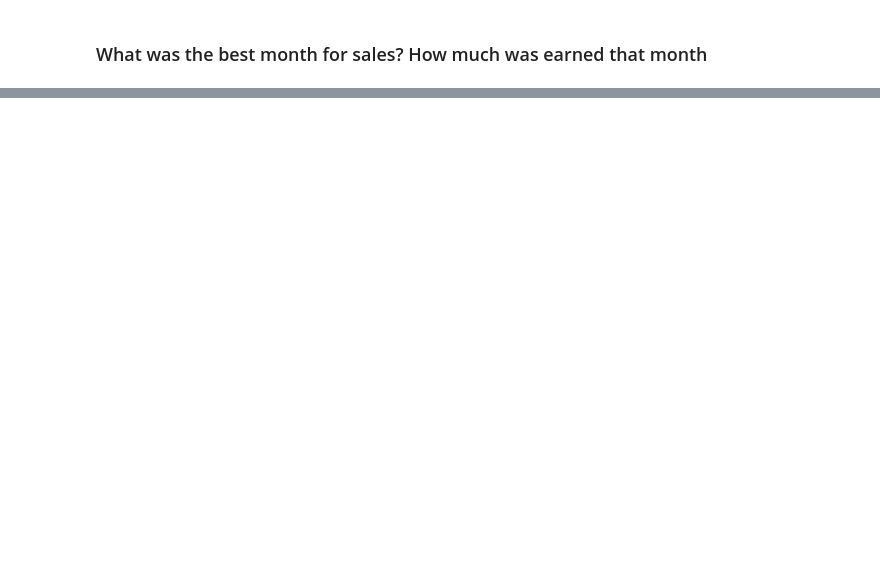
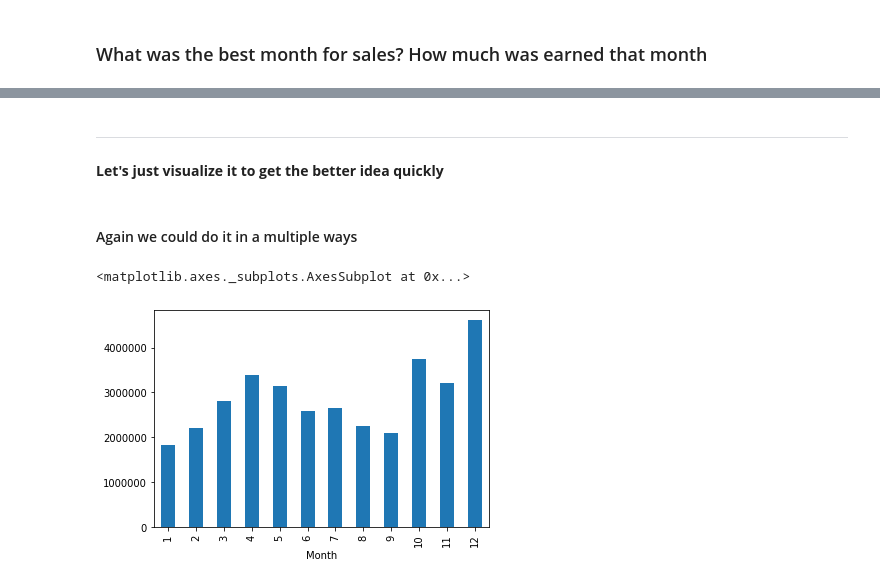
Before and after one commit to rustydigg918/Dell_Inspiron_works, a Jupyter notebook: Keith_Gali_Working_With_Real_World/Real life business problem.ipynb, the cells around one changed output, grey strips where cells are left out. Cells and saved outputs as stored; diff of their text form; code cells hidden in the pictures; blank space fills up the shorter version.

```diff
--- a/Keith_Gali_Working_With_Real_World/Real life business problem.ipynb
+++ b/Keith_Gali_Working_With_Real_World/Real life business problem.ipynb
@@ -263,0 +264,3 @@ AttributeError: 'DataFrame' object has no attribute 'Month'
+# %%
+df.drop(columns = 'month', inplace = True)
+df.head()
@@ -263,0 +276,3 @@ AttributeError: 'DataFrame' object has no attribute 'Month'
+# %%
+df['Sales'] = df['Quantity Ordered']*df['Price Each']
+df.head
@@ -263,0 +312,3 @@ AttributeError: 'DataFrame' object has no attribute 'Month'
+# %%
+df['Quantity Ordered'] = pd.to_numeric(df['Quantity Ordered'])
+df['Price Each']=  pd.to_numeric(df['Price Each'])
@@ -263,0 +329,4 @@ AttributeError: 'DataFrame' object has no attribute 'Month'
+# %%
+# Let's Create a Sales column which would carry the to price paid on each transaction
+df['Sales'] = df['Price Each'] * df['Quantity Ordered']
+df.head()
@@ -263,0 +360,11 @@ AttributeError: 'DataFrame' object has no attribute 'Month'
+# %% [markdown]
+___
+**Let's just visualize it to get the better idea quickly**
+# %% [markdown]
+#### Again we could do it in a multiple ways
+# %%
+# Method 1: The Pandas Way
+df.groupby('Month').Sales.sum().plot(kind = 'bar')
+# %% [output]
+<matplotlib.axes._subplots.AxesSubplot at 0x...>
+[figure, added]
```
Also changed, not shown: parts of 66 cells of this notebook.
